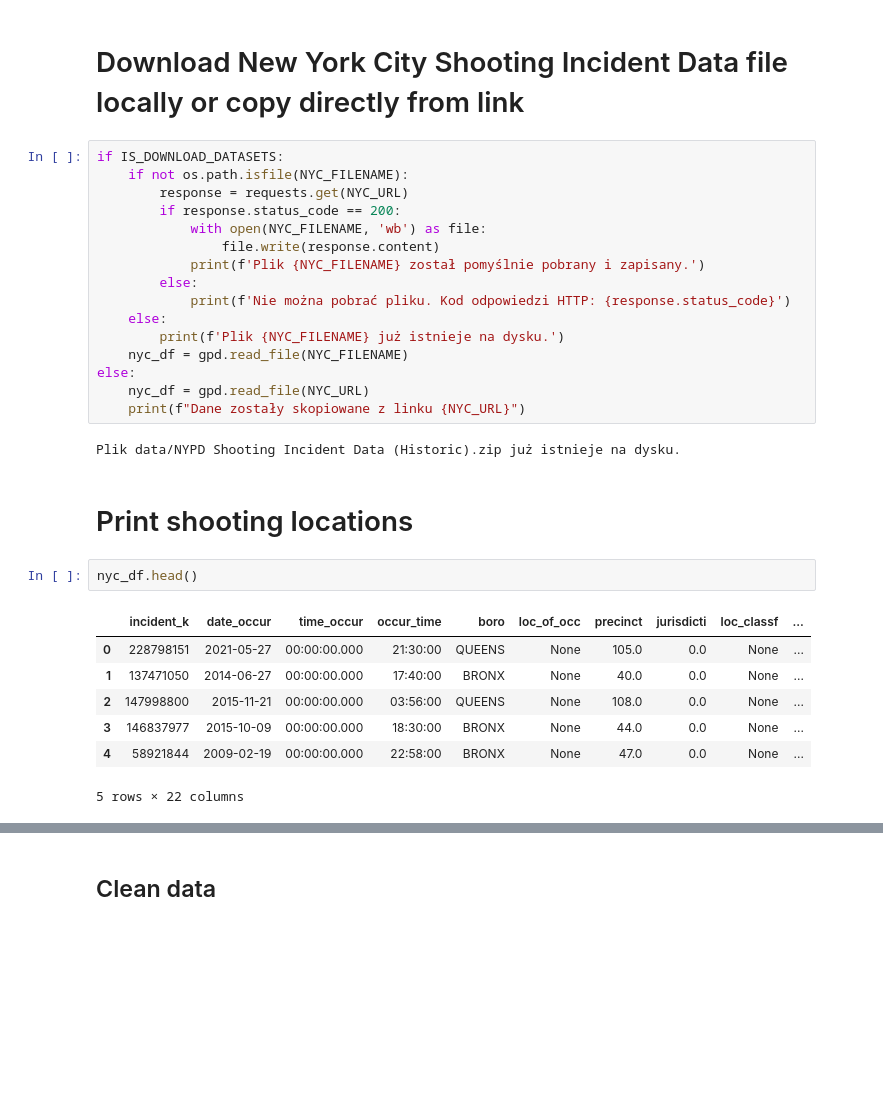
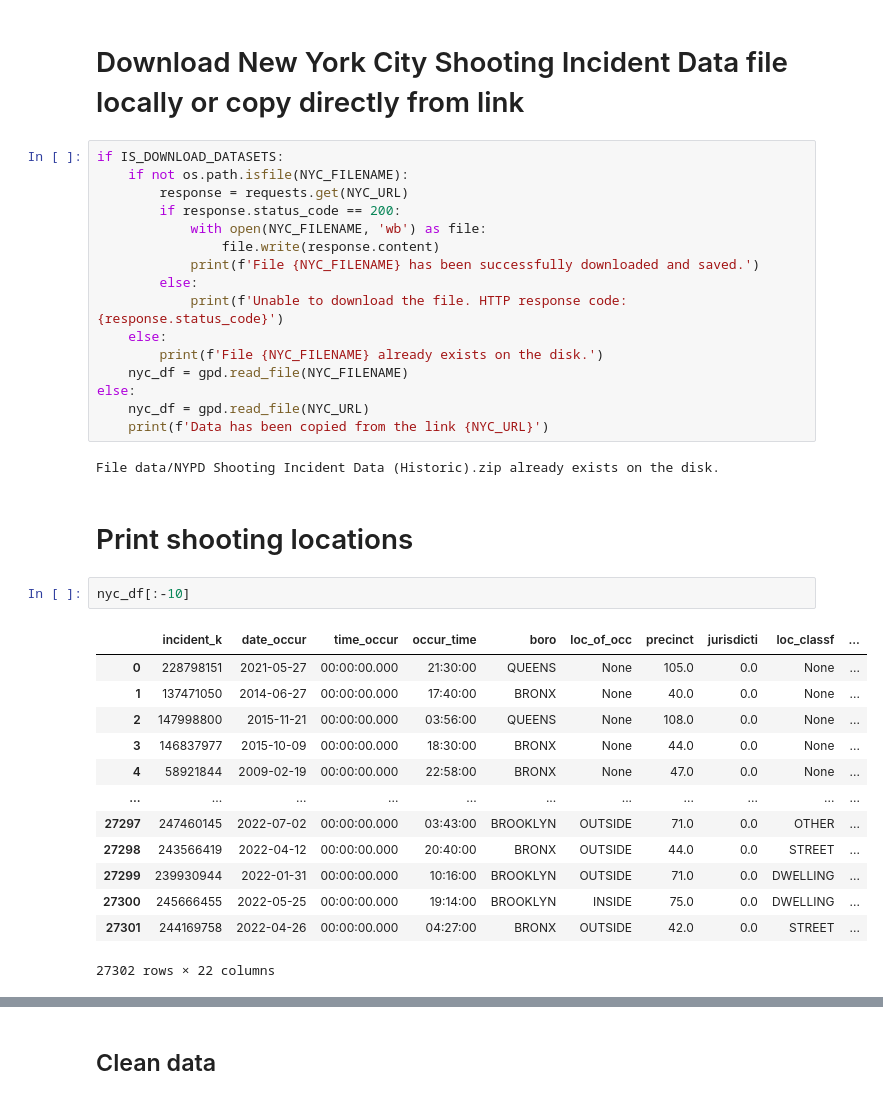
Before and after one commit to jkwiatk1/spatial-data-mining, a Jupyter notebook: 1-shooting_data_analysis.ipynb, the cells around one changed output, grey strips where cells are left out. Drawn from its saved outputs; the diff is of its cells as text; blank space fills up the shorter version.

Commit message:
Add some analysis and data cleaning

```diff
--- a/1-shooting_data_analysis.ipynb
+++ b/1-shooting_data_analysis.ipynb
@@ -30,26 +26,32 @@ if IS_DOWNLOAD_DATASETS:
         if response.status_code == 200:
             with open(NYC_FILENAME, 'wb') as file:
                 file.write(response.content)
-            print(f'Plik {NYC_FILENAME} został pomyślnie pobrany i zapisany.')
+            print(f'File {NYC_FILENAME} has been successfully downloaded and saved.')
         else:
-            print(f'Nie można pobrać pliku. Kod odpowiedzi HTTP: {response.status_code}')
+            print(f'Unable to download the file. HTTP response code: {response.status_code}')
     else:
-        print(f'Plik {NYC_FILENAME} już istnieje na dysku.')
+        print(f'File {NYC_FILENAME} already exists on the disk.')
     nyc_df = gpd.read_file(NYC_FILENAME)
 else:
     nyc_df = gpd.read_file(NYC_URL)
-    print(f"Dane zostały skopiowane z linku {NYC_URL}")
+    print(f'Data has been copied from the link {NYC_URL}')
 # %% [output]
-Plik data/NYPD Shooting Incident Data (Historic).zip już istnieje na dysku.
+File data/NYPD Shooting Incident Data (Historic).zip already exists on the disk.
 # %% [markdown]
 # Print shooting locations
 # %%
-nyc_df.head()
+nyc_df[:-10]
 # %% [output]
 |  | incident_k | date_occur | time_occur | occur_time | boro | loc_of_occ | precinct | jurisdicti | loc_classf | ... |
 | 0 | 228798151 | 2021-05-27 | 00:00:00.000 | 21:30:00 | QUEENS | None | 105.0 | 0.0 | None | ... |
 | 1 | 137471050 | 2014-06-27 | 00:00:00.000 | 17:40:00 | BRONX | None | 40.0 | 0.0 | None | ... |
 | 2 | 147998800 | 2015-11-21 | 00:00:00.000 | 03:56:00 | QUEENS | None | 108.0 | 0.0 | None | ... |
 | 3 | 146837977 | 2015-10-09 | 00:00:00.000 | 18:30:00 | BRONX | None | 44.0 | 0.0 | None | ... |
 | 4 | 58921844 | 2009-02-19 | 00:00:00.000 | 22:58:00 | BRONX | None | 47.0 | 0.0 | None | ... |
+| ... | ... | ... | ... | ... | ... | ... | ... | ... | ... | ... |
+| 27297 | 247460145 | 2022-07-02 | 00:00:00.000 | 03:43:00 | BROOKLYN | OUTSIDE | 71.0 | 0.0 | OTHER | ... |
+| 27298 | 243566419 | 2022-04-12 | 00:00:00.000 | 20:40:00 | BRONX | OUTSIDE | 44.0 | 0.0 | STREET | ... |
+| 27299 | 239930944 | 2022-01-31 | 00:00:00.000 | 10:16:00 | BROOKLYN | OUTSIDE | 71.0 | 0.0 | DWELLING | ... |
+| 27300 | 245666455 | 2022-05-25 | 00:00:00.000 | 19:14:00 | BROOKLYN | INSIDE | 75.0 | 0.0 | DWELLING | ... |
+| 27301 | 244169758 | 2022-04-26 | 00:00:00.000 | 04:27:00 | BRONX | OUTSIDE | 42.0 | 0.0 | STREET | ... |
-5 rows × 22 columns
+27302 rows × 22 columns
```
Also changed, not shown: parts of 34 cells of this notebook.
